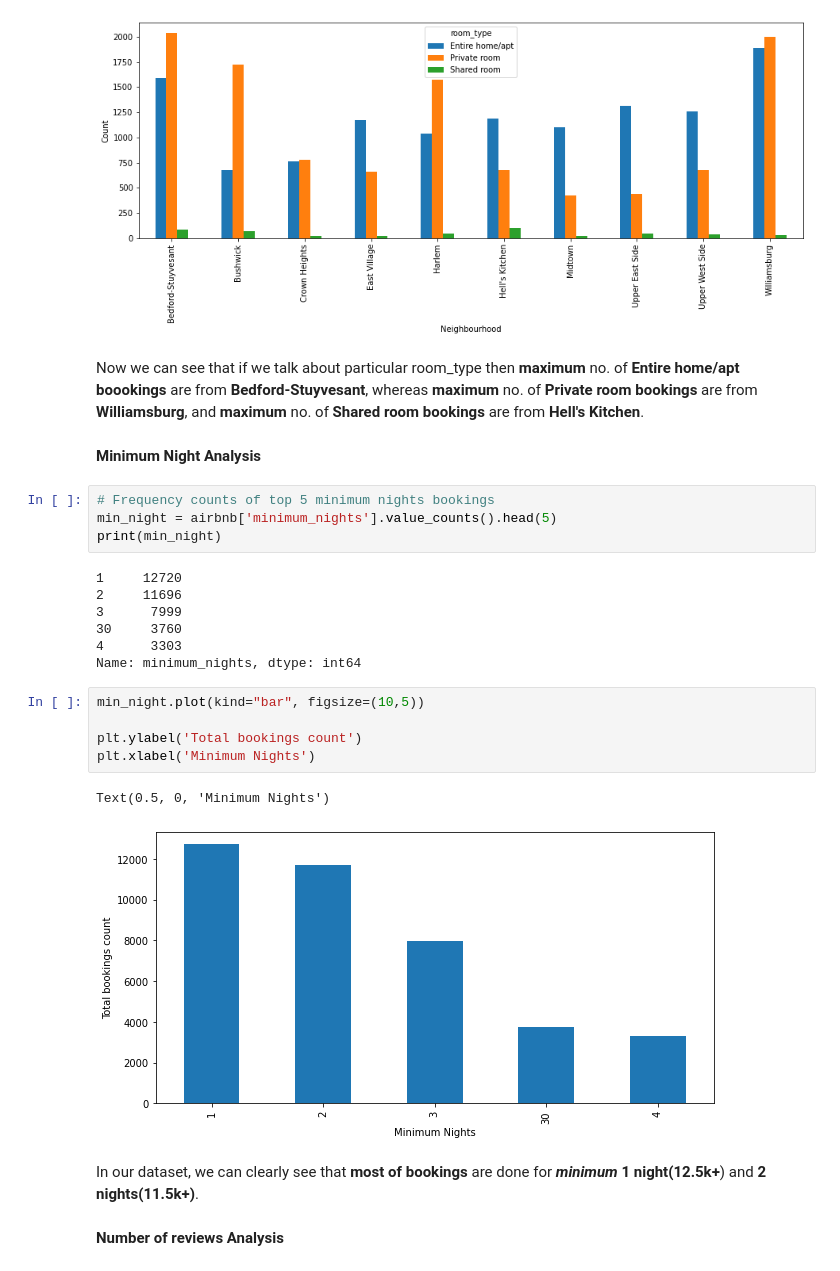
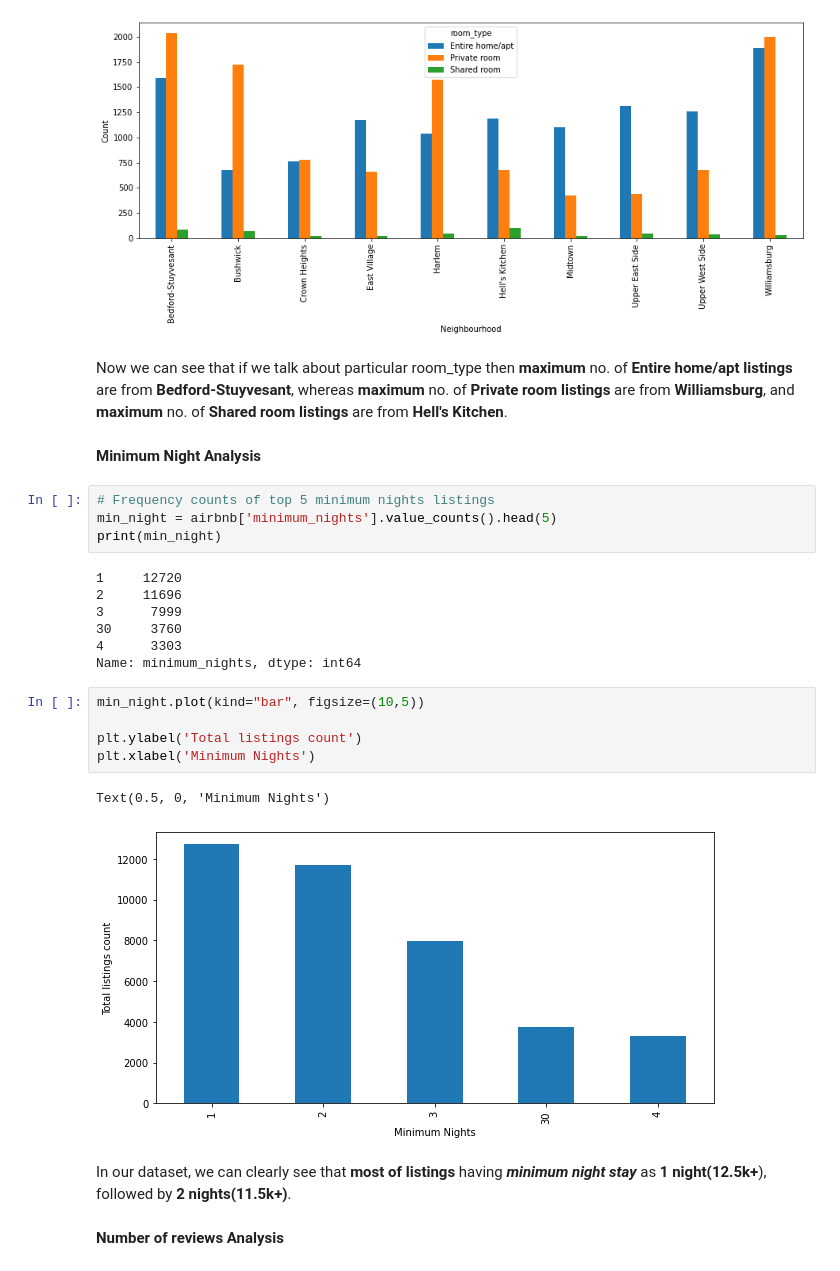
Before and after one commit to abhinavsingh-github/airbnb-booking-analysis, a Jupyter notebook: Abhinav_Singh_Airbnb_Bookings_Analysis_Capstone_Project.ipynb, the cells around one changed output. Saved outputs shown, nothing was run; the diff lists cells and outputs as text.

```diff
--- a/Abhinav_Singh_Airbnb_Bookings_Analysis_Capstone_Project.ipynb
+++ b/Abhinav_Singh_Airbnb_Bookings_Analysis_Capstone_Project.ipynb
@@ -422,11 +422,11 @@ plt.xlabel('Neighbourhood')
 Text(0.5, 0, 'Neighbourhood')
 [figure]
 # %% [markdown]
-Now we can see that if we talk about particular room_type then **maximum** no. of **Entire home/apt boookings** are from **Bedford-Stuyvesant**, whereas **maximum** no. of **Private room bookings** are from **Williamsburg**, and **maximum** no. of **Shared room bookings** are from **Hell's Kitchen**.
+Now we can see that if we talk about particular room_type then **maximum** no. of **Entire home/apt listings** are from **Bedford-Stuyvesant**, whereas **maximum** no. of **Private room listings** are from **Williamsburg**, and **maximum** no. of **Shared room listings** are from **Hell's Kitchen**.
 # %% [markdown]
 **Minimum Night Analysis**
 # %%
-# Frequency counts of top 5 minimum nights bookings
+# Frequency counts of top 5 minimum nights listings
 min_night = airbnb['minimum_nights'].value_counts().head(5)
 print(min_night)
 # %% [output]
@@ -439,13 +439,13 @@ Name: minimum_nights, dtype: int64
 # %%
 min_night.plot(kind="bar", figsize=(10,5))
 
-plt.ylabel('Total bookings count')
+plt.ylabel('Total listings count')
 plt.xlabel('Minimum Nights')
 # %% [output]
 Text(0.5, 0, 'Minimum Nights')
-[figure, old version]
+[figure, new version]
 # %% [markdown]
-In our dataset, we can clearly see that **most of bookings** are done for ***minimum*** **1 night(12.5k+**) and **2 nights(11.5k+)**.
+In our dataset, we can clearly see that **most of listings** having ***minimum night stay*** as **1 night(12.5k+**), followed by **2 nights(11.5k+)**.
 # %% [markdown]
 **Number of reviews Analysis**
 # %%
```
Also changed, not shown: parts of 16 cells of this notebook.
